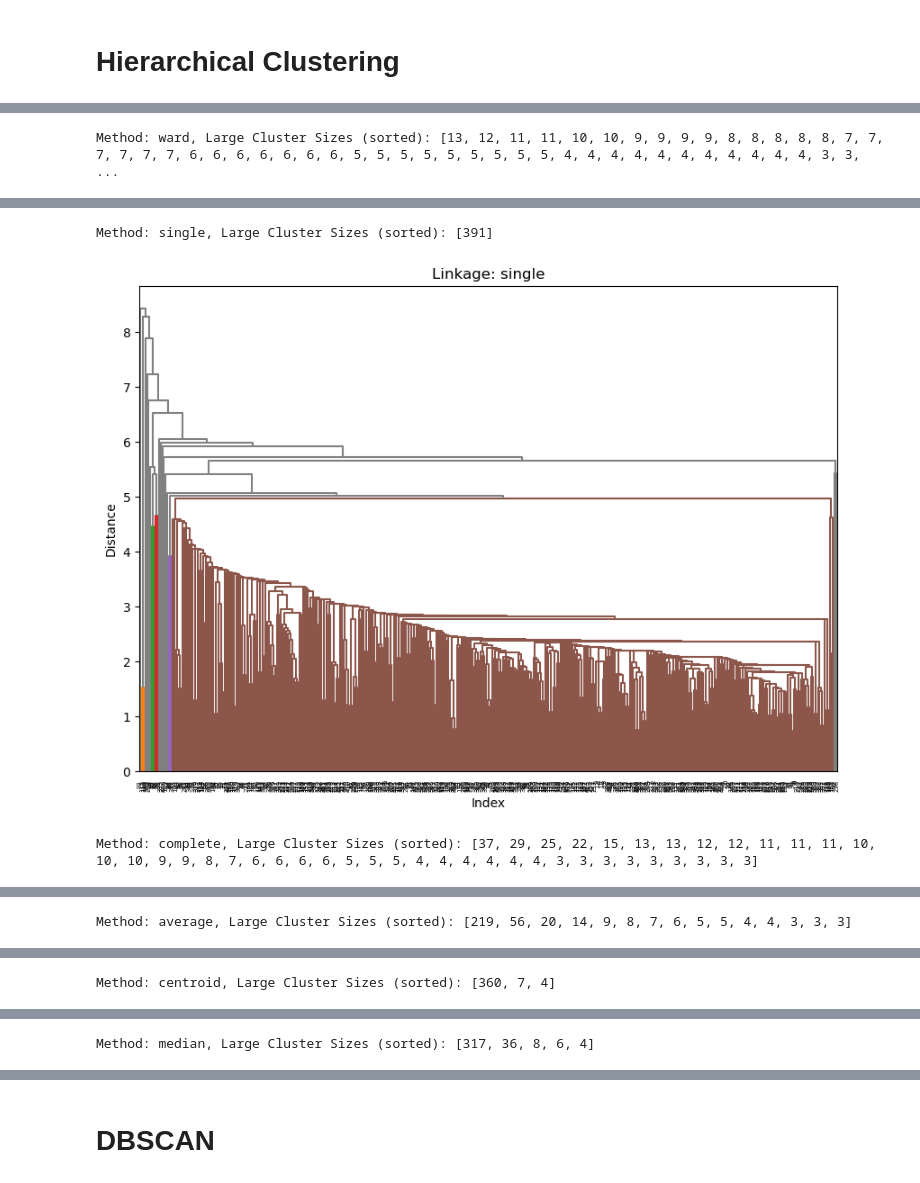
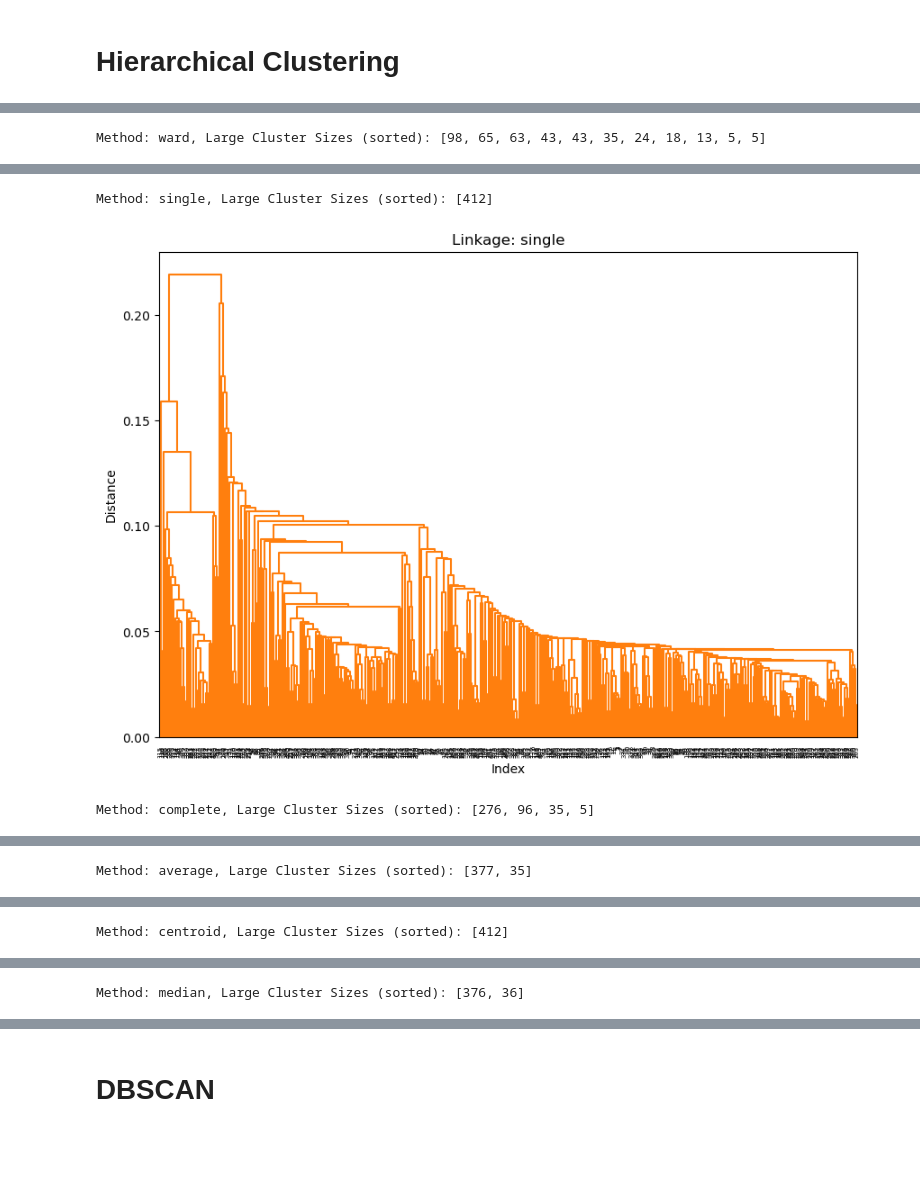
Before and after one commit to Hanh3103/Intelligence-SteelDetection, a Jupyter notebook: data_clustering.ipynb, the cells around one changed output, grey strips where cells are left out. Cells and saved outputs as stored; diff of their text form; code cells hidden in the pictures; blank space fills up the shorter version.

```diff
--- a/data_clustering.ipynb
+++ b/data_clustering.ipynb
@@ -216,12 +223,12 @@ df_out.describe()
 # PCA
 # %%
 # Standardizing the Data
-scaler = StandardScaler()
+scaler = FunctionTransformer(np.log1p, validate=True)
 df_scaled = scaler.fit_transform(df)
 
 # Fitting PCA
 pca = PCA()
-pca.fit(df)
+pca.fit(df_scaled)
 
 # Calculating cumulative explained variance
 cumulative_variance = np.cumsum(pca.explained_variance_ratio_)
@@ -231,6 +238,7 @@ n_components_80 = np.argmax(cumulative_variance >= 0.80) + 1
 n_components_90 = np.argmax(cumulative_variance >= 0.90) + 1
 n_components_95 = np.argmax(cumulative_variance >= 0.95) + 1
 n_components_99 = np.argmax(cumulative_variance >= 0.99) + 1
+n_components_999 = np.argmax(cumulative_variance >= 0.999) + 1
 
 # Plotting
 plt.figure(figsize=(10, 6))
@@ -247,12 +255,15 @@ plt.axhline(y=0.80, color='r', linestyle='--')
 plt.axhline(y=0.90, color='g', linestyle='--')
 plt.axhline(y=0.95, color='b', linestyle='--')
 plt.axhline(y=0.99, color='y', linestyle='--')
+plt.axhline(y=0.999, color='m', linestyle='--')
+
 
 # Adding vertical lines to mark the component count
 plt.axvline(x=n_components_80, color='r', linestyle='--', label=f'80% variance ({n_components_80} components)')
 plt.axvline(x=n_components_90, color='g', linestyle='--', label=f'90% variance ({n_components_90} components)')
 plt.axvline(x=n_components_95, color='b', linestyle='--', label=f'95% variance ({n_components_95} components)')
 plt.axvline(x=n_components_99, color='y', linestyle='--', label=f'99% variance ({n_components_99} components)')
+plt.axvline(x=n_components_999, color='m', linestyle='--', label=f'99.9% variance ({n_components_999} components)')
 
 plt.legend()
 
@@ -270,9 +281,13 @@ plt.show()
 # %% [markdown]
 # K-means Clustering
 # %%
+# Standardizing the Data
+scaler = FunctionTransformer(np.log1p, validate=True)
+df_scaled = scaler.fit_transform(df)
+
 # Applying PCA to reduce dimensions to 3
 pca = PCA(n_components=3)
-reduced_data = pca.fit_transform(df)
+reduced_data = pca.fit_transform(df_scaled)
 
 # Number of subplots
 num_plots = 10  # for k from 3 to 12
@@ -344,7 +359,8 @@ plt.show()
 # Hierarchical Clustering
 # %%
 # Feature Scaling
-scaler = StandardScaler()
+# Standardizing the Data
+scaler = FunctionTransformer(np.log1p, validate=True)
 df_scaled = scaler.fit_transform(df)
 
 # Define linkage methods
@@ -358,7 +374,7 @@ for i, method in enumerate(methods, 1):
     linkage_matrix = linkage(df_scaled, method=method)
 
     # Form flat clusters and count the number of clusters
-    distance_threshold = 10 # change this to change how many clusters are formed
+    distance_threshold = 1 # change this to change how many clusters are formed
     clusters = fcluster(linkage_matrix, distance_threshold, criterion='distance')
     num_clusters = len(np.unique(clusters))
 
@@ -376,6 +392,7 @@ plt.show()
 # %%
 # Feature Scaling
-scaler = StandardScaler()
+# Standardizing the Data
+scaler = FunctionTransformer(np.log1p, validate=True)
 df_scaled = scaler.fit_transform(df)
 
 # Perform hierarchical clustering
@@ -405,6 +422,7 @@ plt.show()
 # %%
 # Feature Scaling
-scaler = StandardScaler()
+# Standardizing the Data
+scaler = FunctionTransformer(np.log1p, validate=True)
 df_scaled = scaler.fit_transform(df)
 
 # Define linkage methods
@@ -416,7 +434,7 @@ for i, method in enumerate(methods, 1):
     linkage_matrix = linkage(df_scaled, method=method)
 
     # Form flat clusters
-    distance_threshold = 5  # Adjust this based on visual inspection of the dendrogram
+    distance_threshold = 0.5  # Adjust this based on visual inspection of the dendrogram
     clusters = fcluster(linkage_matrix, distance_threshold, criterion='distance')
 
     # Adjust cluster labels for np.bincount
@@ -444,4 +462,4 @@ for i, method in enumerate(methods, 1):
     plt.ylabel('Distance')
     plt.show()
 # %% [output]
-Method: ward, Large Cluster Sizes (sorted): [13, 12, 11, 11, 10, 10, 9, 9, 9, 9, 8, 8, 8, 8, 8, 7, 7, 7, 7, 7, 7, 6, 6, 6, 6, 6, 6, 6, 5, 5, 5, 5, 5, 5, 5, 5, 5, 4, 4, 4, 4, 4, 4, 4, 4, 4, 4, 4, 3, 3, ...
+Method: ward, Large Cluster Sizes (sorted): [98, 65, 63, 43, 43, 35, 24, 18, 13, 5, 5]
@@ -449,3 +467,3 @@ Method: ward, Large Cluster Sizes (sorted): [13, 12, 11, 11, 10, 10, 9, 9, 9, 9,
-Method: single, Large Cluster Sizes (sorted): [391]
+Method: single, Large Cluster Sizes (sorted): [412]
-[figure, old version]
+[figure, new version]
-Method: complete, Large Cluster Sizes (sorted): [37, 29, 25, 22, 15, 13, 13, 12, 12, 11, 11, 11, 10, 10, 10, 9, 9, 8, 7, 6, 6, 6, 6, 5, 5, 5, 4, 4, 4, 4, 4, 4, 3, 3, 3, 3, 3, 3, 3, 3, 3]
+Method: complete, Large Cluster Sizes (sorted): [276, 96, 35, 5]
@@ -453 +471 @@ Method: complete, Large Cluster Sizes (sorted): [37, 29, 25, 22, 15, 13, 13, 12,
-Method: average, Large Cluster Sizes (sorted): [219, 56, 20, 14, 9, 8, 7, 6, 5, 5, 4, 4, 3, 3, 3]
+Method: average, Large Cluster Sizes (sorted): [377, 35]
@@ -455 +473 @@ Method: average, Large Cluster Sizes (sorted): [219, 56, 20, 14, 9, 8, 7, 6, 5,
-Method: centroid, Large Cluster Sizes (sorted): [360, 7, 4]
+Method: centroid, Large Cluster Sizes (sorted): [412]
@@ -457 +475 @@ Method: centroid, Large Cluster Sizes (sorted): [360, 7, 4]
-Method: median, Large Cluster Sizes (sorted): [317, 36, 8, 6, 4]
+Method: median, Large Cluster Sizes (sorted): [376, 36]
```
Also changed, not shown: parts of 22 cells of this notebook, 1 other file.
